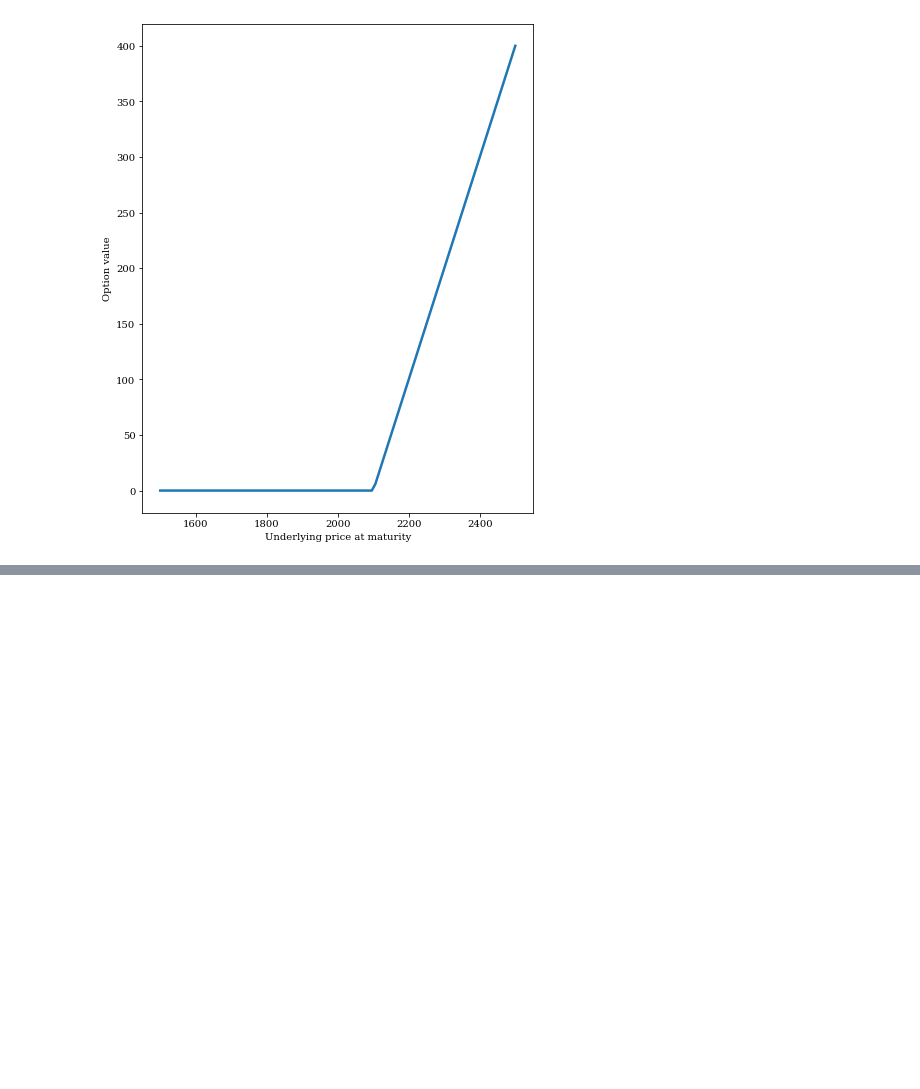
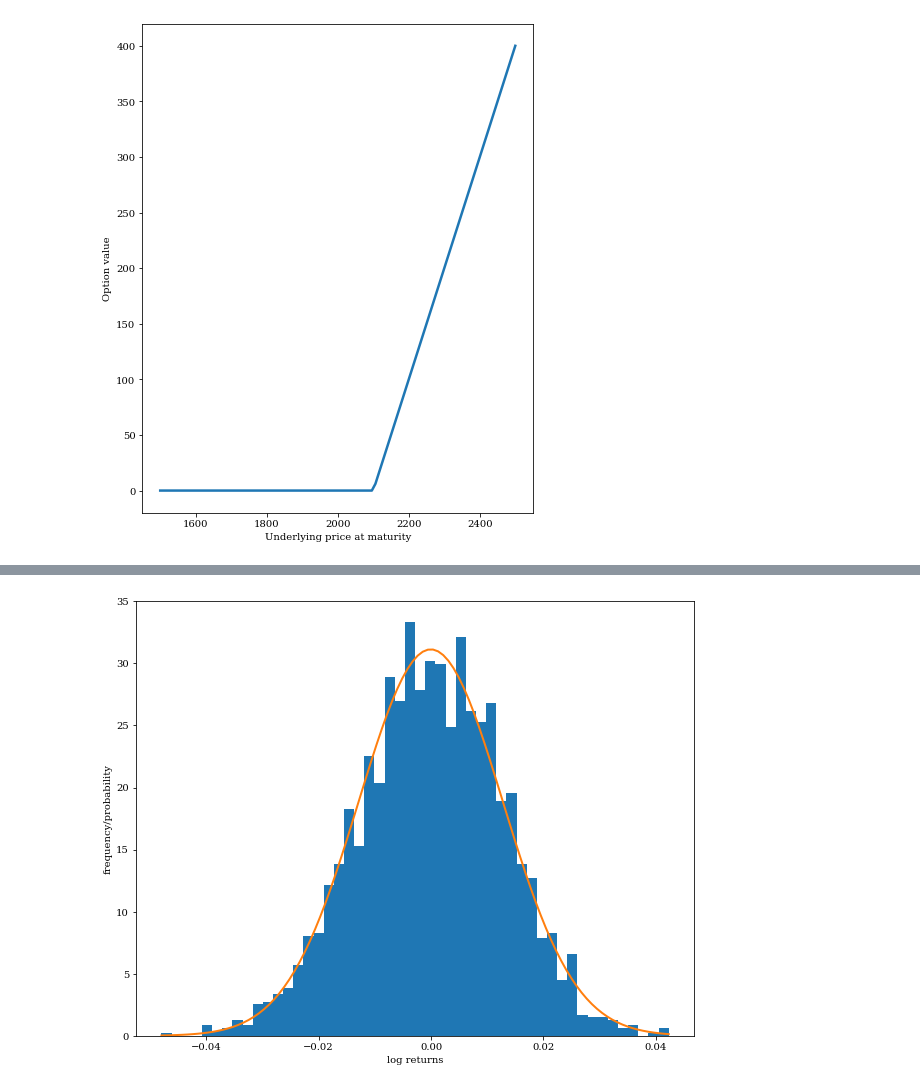
Before and after one commit to m-dabo/derivatives, a Jupyter notebook: Deriv.ipynb, the cells around one changed output, grey strips where cells are left out. Cells and saved outputs as stored; diff of their text form; code cells hidden in the pictures; blank space fills up the shorter version.

```diff
--- a/Deriv.ipynb
+++ b/Deriv.ipynb
@@ -33,0 +43,18 @@ Text(0, 0.5, 'Option value')
+# %%
+## Density function
+def dN(x, mu, sigma):
+  '''
+  Probability density function of a normal random variable.
+
+  Parameters
+  ==========
+  mu (float) : expected value
+  sigma (float) : standard deviation
+
+  Returns
+  =======
+  pdf (float) : value of proba density function
+  '''
+  z = (x - mu) / sigma
+  pdf = np.exp(-.5 * z ** 2) / np.sqrt(2 * np.pi * sigma ** 2)
+  return pdf
@@ -33,0 +162,17 @@ Text(0, 0.5, 'Option value')
+# %%
+## Histogram of annualized returns
+def return_hist(data) :
+  ''' Plot a histogram of the log returns'''
+  plt.figure(figsize = (10, 8))
+  plt.hist(np.array(data['returns']), bins = 50, density = True)
+  # normal pdf
+  x = np.linspace(min(data['returns']), max(data['returns']),
+                  100)
+  y = dN(x, np.mean(data['returns']), np.std(data['returns']))
+  plt.plot(x, y, lw = 2)
+  plt.xlabel('log returns')
+  plt.ylabel('frequency/probability')
+# %%
+return_hist(data)
+# %% [output]
+[figure, added]
```
Also changed, not shown: parts of 33 cells of this notebook.
